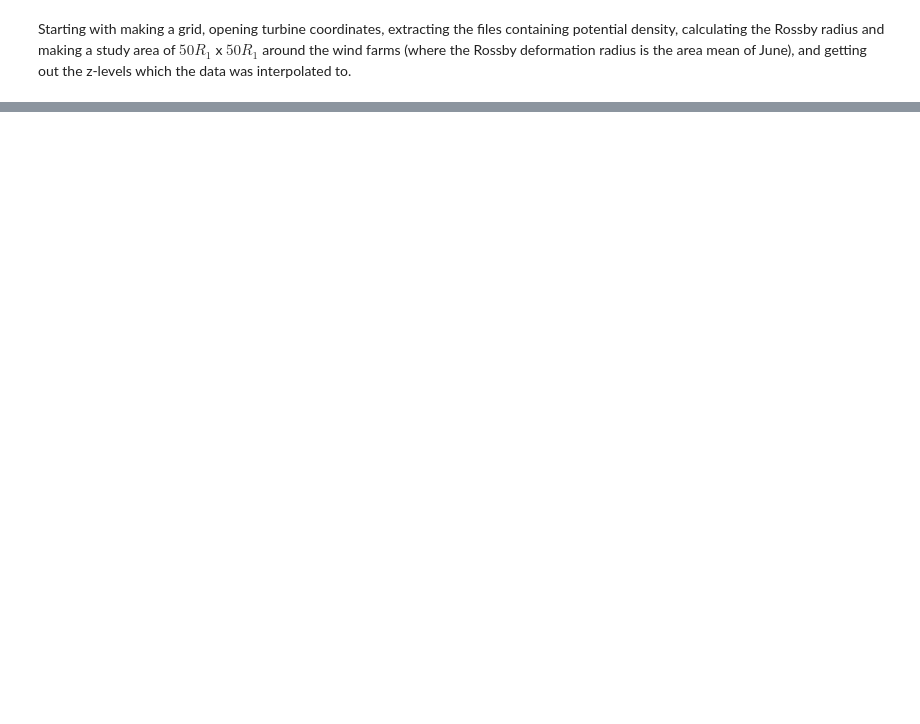
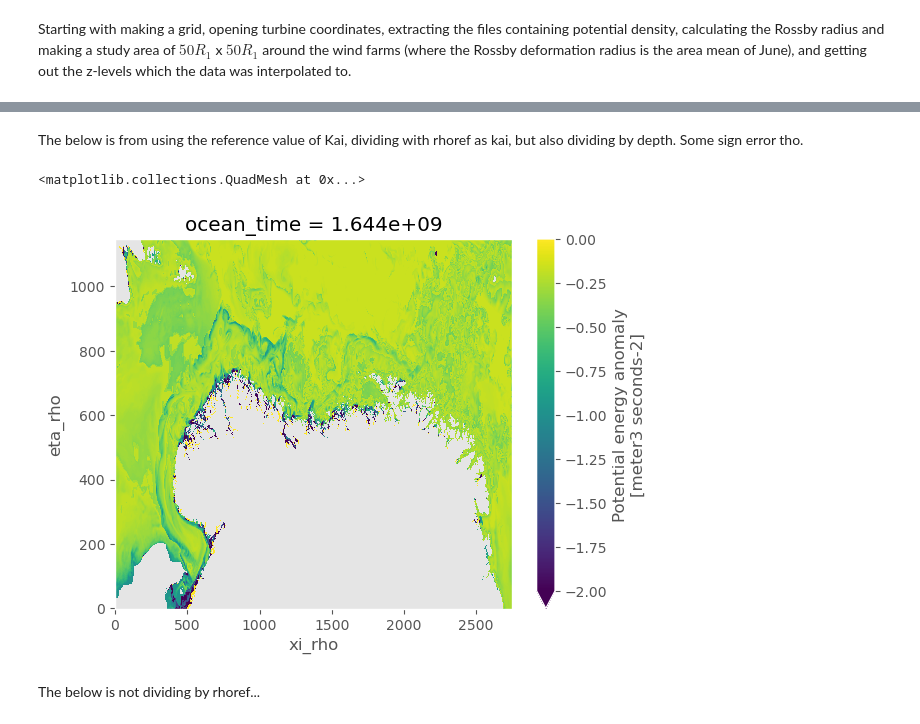
Before and after one commit to kjes4pres/MET_sommer25, a Jupyter notebook: Potential_density_anom/pot_dens_anom.ipynb, the cells around one changed output, grey strips where cells are left out. Drawn from its saved outputs; the diff is of its cells as text; code cells hidden in the pictures; blank space fills up the shorter version.

```diff
--- a/Potential_density_anom/pot_dens_anom.ipynb
+++ b/Potential_density_anom/pot_dens_anom.ipynb
@@ -255,0 +188,11 @@ KeyboardInterrupt:
+# %%
+test = xr.open_dataset('/lustre/storeB/project/nwp/havvind/hav/analysis_kjsta/output_pea/tests/REF_02_norkyst_avg_0001_pea_test_divide_depth_use_mld.nc')
+# %% [markdown]
+The below is from using the reference value of Kai, dividing with rhoref as kai, but also dividing by depth. Some sign error tho.
+# %%
+test.pea[0, :, :].plot(vmin=-2, vmax=0)
+# %% [output]
+<matplotlib.collections.QuadMesh at 0x...>
+[figure, added]
+# %% [markdown]
+The below is not dividing by rhoref...
```
Also changed, not shown: parts of 23 cells of this notebook, 1 other file.
